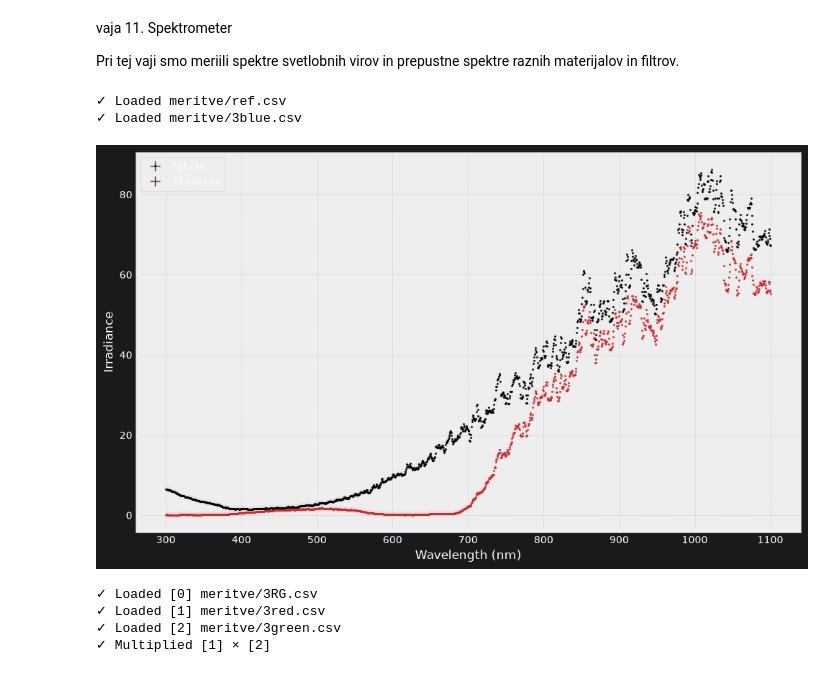
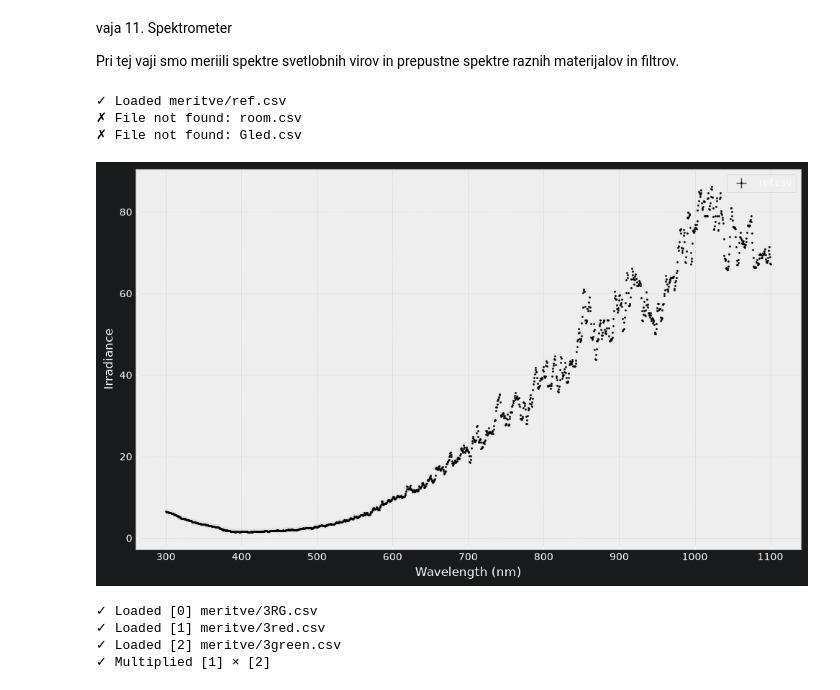
Before and after one commit to tajsobot/FizikalniEksperimenti, a Jupyter notebook: Eksperimenti_3/11/porocilo.ipynb, the cells around one changed output. Saved outputs shown, nothing was run; the diff lists cells and outputs as text; code cells hidden in the pictures.

```diff
--- a/Eksperimenti_3/11/porocilo.ipynb
+++ b/Eksperimenti_3/11/porocilo.ipynb
@@ -10,7 +10,7 @@ import pandas as pd
 
 plt.style.use('bmh')
 
-filenames = ["meritve/ref.csv", "meritve/3blue.csv"]
+filenames = ["meritve/ref.csv", "room.csv", "Gled.csv"]
 
 #rdeca je ref
 colors = ['#000000', '#d62728', '#2ca02c', '#ff7f0e', '#9467bd', '#8c564b']
@@ -36,35 +36,36 @@ for idx, filename in enumerate(filenames):
         ax.errorbar(
             x, y,
             yerr=0,
             xerr=0,
             fmt='o',
             markersize=2,
             color=color,
             ecolor='#444444',
             elinewidth=1,
             capsize=3,
             capthick=1,
             markeredgewidth=0.01,
             linestyle='none',
             label=filename.split('/')[-1]
         )
 
         print(f"✓ Loaded {filename}")
 
     except FileNotFoundError:
         print(f"✗ File not found: {filename}")
     except Exception as e:
         print(f"✗ Error loading {filename}: {e}")
 
 plt.legend()
 plt.xlabel(r"Wavelength (nm)")
 plt.ylabel(r"Irradiance")
 plt.tight_layout()
 plt.show()
 # %% [output]
 ✓ Loaded meritve/ref.csv
-✓ Loaded meritve/3blue.csv
+✗ File not found: room.csv
+✗ File not found: Gled.csv
-[figure, old version]
+[figure, new version]
 # %%
 import numpy as np
 import matplotlib.pyplot as plt
```
Also changed, not shown: 9 other files.
